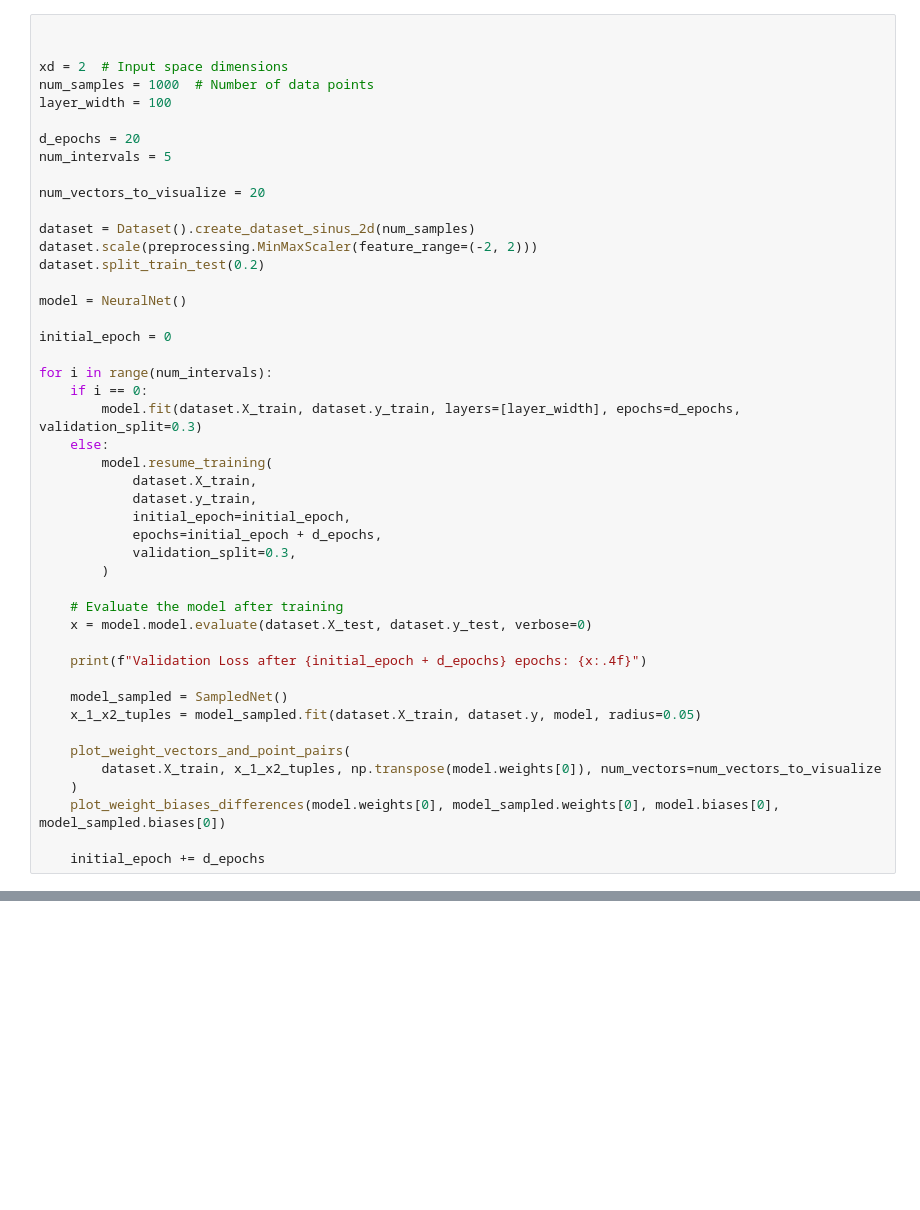
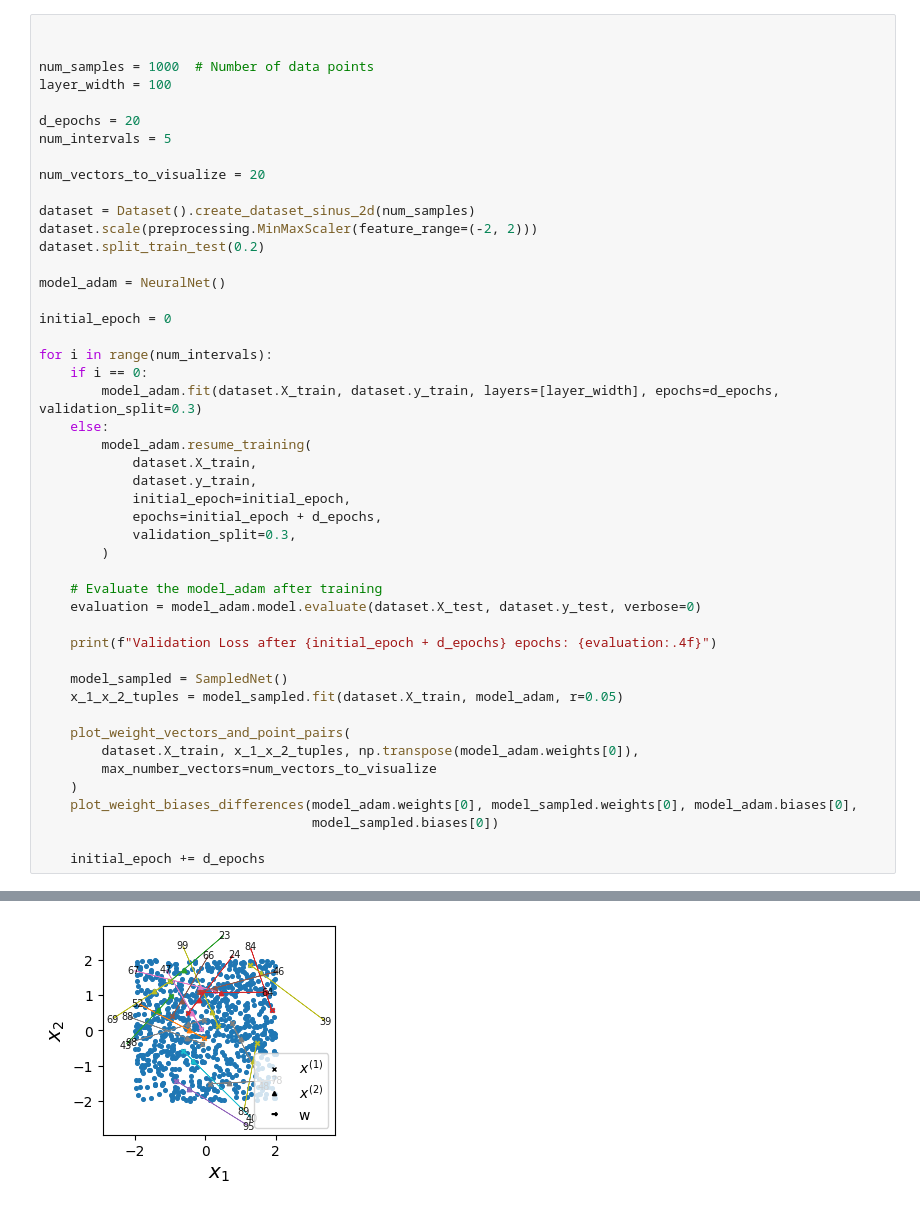
Before and after one commit to DhiaBou/sampled-networks, a Jupyter notebook: notebooks/2D_visualisation.ipynb, the cells around one changed output, grey strips where cells are left out. Cells and saved outputs as stored; diff of their text form; blank space fills up the shorter version.

```diff
--- a/notebooks/2D_visualisation.ipynb
+++ b/notebooks/2D_visualisation.ipynb
@@ -94,7 +66,6 @@ are given weight matrices equal:  False
 # %%
 
 
-xd = 2  # Input space dimensions
 num_samples = 1000  # Number of data points
 layer_width = 100
 
@@ -107,15 +78,15 @@ dataset = Dataset().create_dataset_sinus_2d(num_samples)
 dataset.scale(preprocessing.MinMaxScaler(feature_range=(-2, 2)))
 dataset.split_train_test(0.2)
 
-model = NeuralNet()
+model_adam = NeuralNet()
 
 initial_epoch = 0
 
 for i in range(num_intervals):
     if i == 0:
-        model.fit(dataset.X_train, dataset.y_train, layers=[layer_width], epochs=d_epochs, validation_split=0.3)
+        model_adam.fit(dataset.X_train, dataset.y_train, layers=[layer_width], epochs=d_epochs, validation_split=0.3)
     else:
-        model.resume_training(
+        model_adam.resume_training(
             dataset.X_train,
             dataset.y_train,
             initial_epoch=initial_epoch,
@@ -123,18 +94,20 @@ for i in range(num_intervals):
             validation_split=0.3,
         )
 
-    # Evaluate the model after training
-    x = model.model.evaluate(dataset.X_test, dataset.y_test, verbose=0)
+    # Evaluate the model_adam after training
+    evaluation = model_adam.model.evaluate(dataset.X_test, dataset.y_test, verbose=0)
 
-    print(f"Validation Loss after {initial_epoch + d_epochs} epochs: {x:.4f}")
+    print(f"Validation Loss after {initial_epoch + d_epochs} epochs: {evaluation:.4f}")
 
     model_sampled = SampledNet()
-    x_1_x2_tuples = model_sampled.fit(dataset.X_train, dataset.y, model, radius=0.05)
+    x_1_x_2_tuples = model_sampled.fit(dataset.X_train, model_adam, r=0.05)
 
     plot_weight_vectors_and_point_pairs(
-        dataset.X_train, x_1_x2_tuples, np.transpose(model.weights[0]), num_vectors=num_vectors_to_visualize
+        dataset.X_train, x_1_x_2_tuples, np.transpose(model_adam.weights[0]),
+        max_number_vectors=num_vectors_to_visualize
     )
-    plot_weight_biases_differences(model.weights[0], model_sampled.weights[0], model.biases[0], model_sampled.biases[0])
+    plot_weight_biases_differences(model_adam.weights[0], model_sampled.weights[0], model_adam.biases[0],
+                                   model_sampled.biases[0])
 
     initial_epoch += d_epochs
 # %% [output]
@@ -143 +131,2 @@ Validation Loss after 20 epochs: 0.4866
+[figure, added]
 are given weight matrices equal:  False
```
Also changed, not shown: parts of 13 cells of this notebook, 19 other files.
